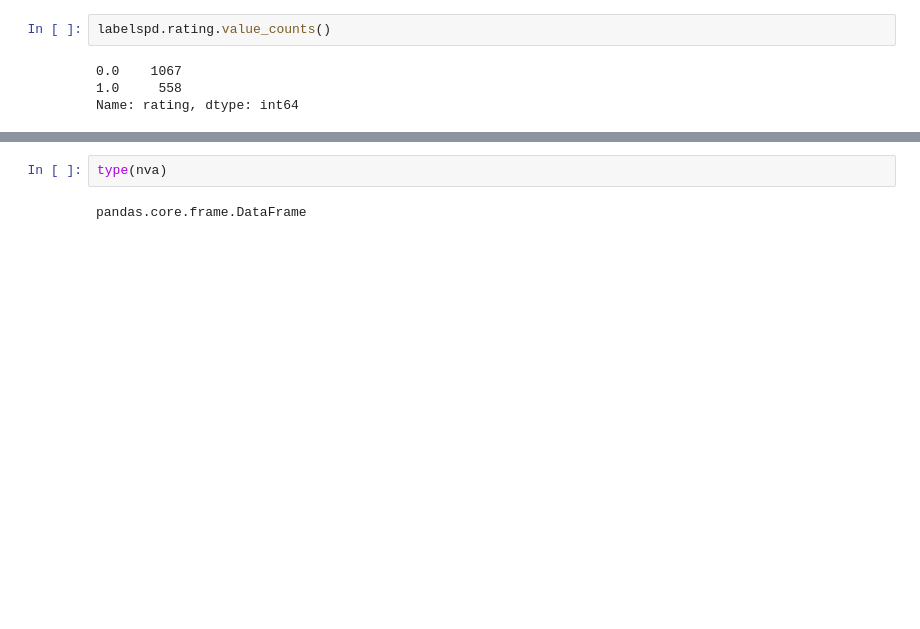
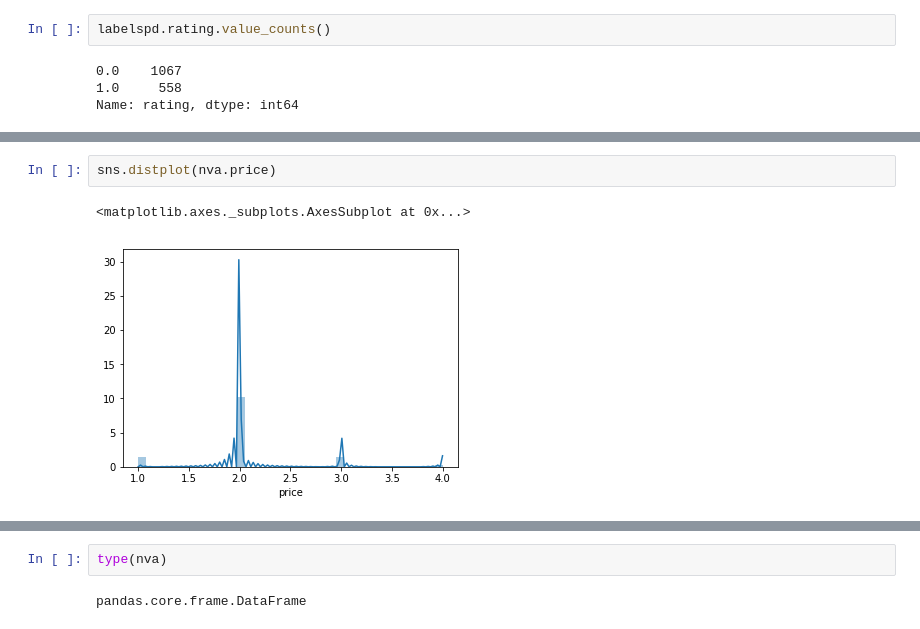
Before and after one commit to hamiltonchangcodes/project_yelp_analysis, a Jupyter notebook: NLP for Vader.ipynb, the cells around one changed output, grey strips where cells are left out. Cells and saved outputs as stored; diff of their text form; blank space fills up the shorter version.

```diff
--- a/NLP for Vader.ipynb
+++ b/NLP for Vader.ipynb
@@ -360 +381,6 @@ $$$$      38
 Name: price, dtype: int64
+# %%
+sns.distplot(nva.price)
+# %% [output]
+<matplotlib.axes._subplots.AxesSubplot at 0x...>
+[figure, added]
```
Also changed, not shown: parts of 62 cells of this notebook, 2 other files.
